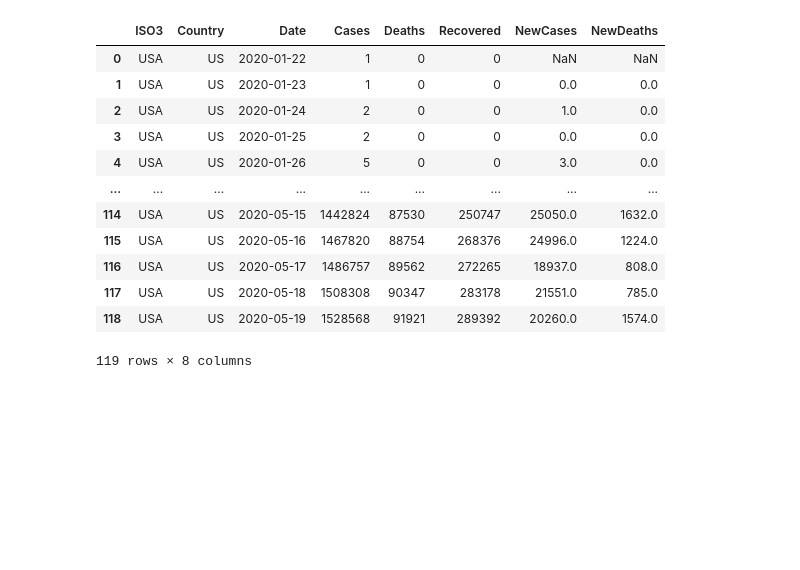
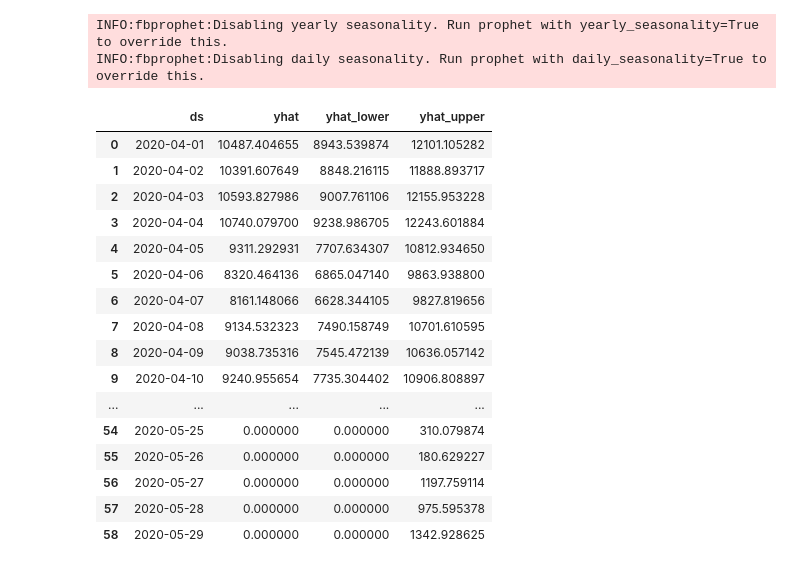
Before and after one commit to JoshuaFarmerATX/ehaarmanny_ML_App, a Jupyter notebook: Notebooks/Sinah_state_fbprophet.ipynb, the cells around one changed output. Cells and saved outputs as stored; diff of their text form; code cells hidden in the pictures; blank space fills up the shorter version.

Commit message:
revised start date for state models and set the minimun to zero for yhat values

```diff
--- a/Notebooks/Sinah_state_fbprophet.ipynb
+++ b/Notebooks/Sinah_state_fbprophet.ipynb
@@ -15,29 +124,44 @@ import streamlit as st
 # %%
-# Import data
-df = pd.read_json("https://api-pc6dbtrtla-uc.a.run.app/API/timeseries/usa")
+state = "New York"
+state_str = state.replace(' ', "%20")
+
+df = pd.read_json(f"http://api-pc6dbtrtla-uc.a.run.app/API/us/timeseries/totals/{state_str}")
 df = df.rename(columns={'Totals as of Date': 'Date'})
 df['Date'] = pd.to_datetime(df['Date']).dt.date
 df['NewCases'] = df['Cases'] - df['Cases'].shift(1)
-df['NewDeaths'] = df['Deaths'] - df['Deaths'].shift(1)
 
-df_cases = df.loc[df["Cases"]>=200_000]
-df_deaths = df.loc[df["Date"]>=datetime.date(2020,4,8)]
+df_cases = df.loc[df["Date"]>=datetime.date(2020,4,1)]
+df_cases = df_cases[["Date", "NewCases"]].rename(columns={"Date": "ds", "NewCases": "y"})
 
-df_cases_fb = df_cases[["Date", "NewCases"]].rename(columns={"Date": "ds", "NewCases": "y"})
-df_deaths_fb = df_deaths[["Date", "NewDeaths"]].rename(columns={"Date": "ds", "NewDeaths": "y"})
+prophet = Prophet()
+prophet.fit(df_cases)
 
-df
+future = prophet.make_future_dataframe(periods=10)
+forecast = prophet.predict(future)
+df_forecast = forecast[['ds', 'yhat', 'yhat_lower', 'yhat_upper']]
+
+df_forecast = df_forecast.assign(yhat = lambda df: df['yhat'].apply(lambda e: max(0, e))).assign(yhat_lower = lambda df: df['yhat_lower'].apply(lambda e: max(0, e))).assign(yhat_upper = lambda df: df['yhat_upper'].apply(lambda e: max(0, e)))
+
+df_forecast
+
+# fig_forecast = prophet.plot(forecast)
 # %% [output]
+INFO:fbprophet:Disabling yearly seasonality. Run prophet with yearly_seasonality=True to override this.
+INFO:fbprophet:Disabling daily seasonality. Run prophet with daily_seasonality=True to override this.
-|  | ISO3 | Country | Date | Cases | Deaths | Recovered | NewCases | NewDeaths |
-| 0 | USA | US | 2020-01-22 | 1 | 0 | 0 | NaN | NaN |
-| 1 | USA | US | 2020-01-23 | 1 | 0 | 0 | 0.0 | 0.0 |
-| 2 | USA | US | 2020-01-24 | 2 | 0 | 0 | 1.0 | 0.0 |
-| 3 | USA | US | 2020-01-25 | 2 | 0 | 0 | 0.0 | 0.0 |
-| 4 | USA | US | 2020-01-26 | 5 | 0 | 0 | 3.0 | 0.0 |
-| ... | ... | ... | ... | ... | ... | ... | ... | ... |
-| 114 | USA | US | 2020-05-15 | 1442824 | 87530 | 250747 | 25050.0 | 1632.0 |
-| 115 | USA | US | 2020-05-16 | 1467820 | 88754 | 268376 | 24996.0 | 1224.0 |
-| 116 | USA | US | 2020-05-17 | 1486757 | 89562 | 272265 | 18937.0 | 808.0 |
-| 117 | USA | US | 2020-05-18 | 1508308 | 90347 | 283178 | 21551.0 | 785.0 |
-| 118 | USA | US | 2020-05-19 | 1528568 | 91921 | 289392 | 20260.0 | 1574.0 |
+|  | ds | yhat | yhat_lower | yhat_upper |
+| 0 | 2020-04-01 | 10487.404655 | 8943.539874 | 12101.105282 |
+| 1 | 2020-04-02 | 10391.607649 | 8848.216115 | 11888.893717 |
+| 2 | 2020-04-03 | 10593.827986 | 9007.761106 | 12155.953228 |
+| 3 | 2020-04-04 | 10740.079700 | 9238.986705 | 12243.601884 |
+| 4 | 2020-04-05 | 9311.292931 | 7707.634307 | 10812.934650 |
+| 5 | 2020-04-06 | 8320.464136 | 6865.047140 | 9863.938800 |
+| 6 | 2020-04-07 | 8161.148066 | 6628.344105 | 9827.819656 |
+| 7 | 2020-04-08 | 9134.532323 | 7490.158749 | 10701.610595 |
+| 8 | 2020-04-09 | 9038.735316 | 7545.472139 | 10636.057142 |
+| 9 | 2020-04-10 | 9240.955654 | 7735.304402 | 10906.808897 |
+| ... | ... | ... | ... | ... |
+| 54 | 2020-05-25 | 0.000000 | 0.000000 | 310.079874 |
+| 55 | 2020-05-26 | 0.000000 | 0.000000 | 180.629227 |
+| 56 | 2020-05-27 | 0.000000 | 0.000000 | 1197.759114 |
+| 57 | 2020-05-28 | 0.000000 | 0.000000 | 975.595378 |
+| 58 | 2020-05-29 | 0.000000 | 0.000000 | 1342.928625 |
-119 rows × 8 columns
```
Also changed, not shown: parts of 11 cells of this notebook, 1 other file.
